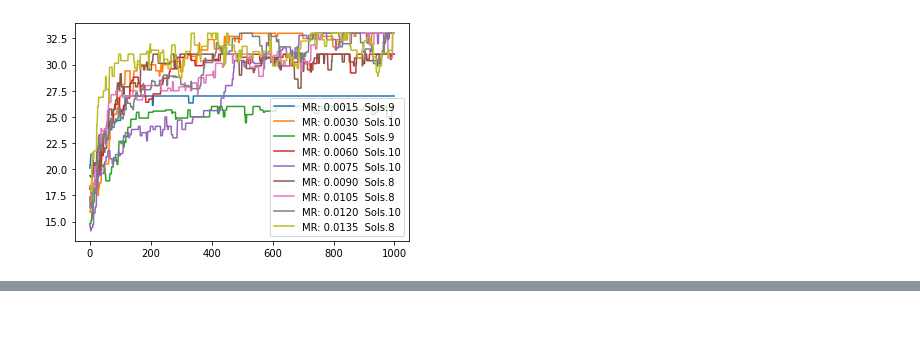
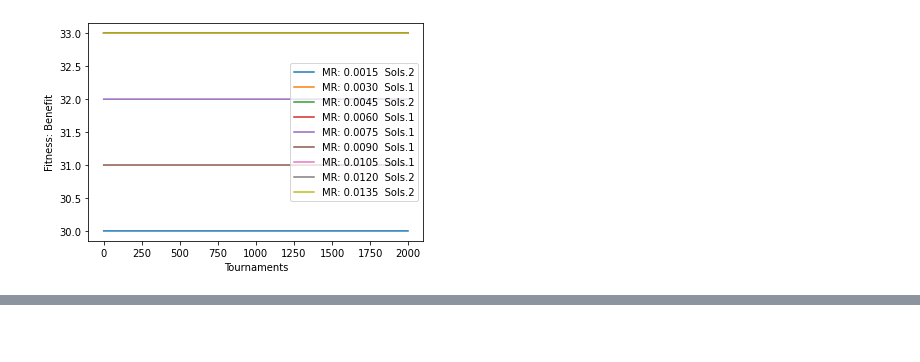
Before and after one commit to LordLean/Acquired-Intelligence-Adaptive-Behaviour, a Jupyter notebook: AIAB_Labs/microbialGA.ipynb, the cells around one changed output, grey strips where cells are left out. Drawn from its saved outputs; the diff is of its cells as text; code cells hidden in the pictures.

```diff
--- a/AIAB_Labs/microbialGA.ipynb
+++ b/AIAB_Labs/microbialGA.ipynb
@@ -13,7 +13,7 @@ from statistics import mean
 # (benefit, cost)
 knapsack = [(5,3),(6,2),(1,4),(9,5),(2,8),(8,9),(4,10),(3,1),(7,6),(10,7)]
 config = {"kp":knapsack, "capacity":20}
-crossover = {"One Point":0, "Multi Point":1, "Uniform":2}
+crossover = {"None":-1, "One Point":0, "Multi Point":1, "Uniform":2}
 # %%
 class MicrobialGA(object):
 
@@ -211,11 +211,14 @@ class MicrobialGA(object):
       geno_one, geno_two, index_one, index_two = self.selection()
       # Winner, Loser
       geno_one, geno_two, index_one, index_two = self.fitness(geno_one, geno_two, index_one, index_two)
-      # Calc probability of crossover occuring.
-      crossover_p_value = random.uniform(0,1)
-      if crossover_p_value < self.crossover_rate:
-        # Crossover winning genes to loser genotype.
-        geno_one, geno_two = self.crossover(geno_one, geno_two)
+      # Conditional to check if crossover is a selected operator for this MGA.
+      if self.crossover_op != -1:
+        # Calc probability of crossover occuring.
+        crossover_p_value = random.uniform(0,1)
+        # Conditional to check chance of crossover.
+        if crossover_p_value < self.crossover_rate:
+          # Crossover winning genes to loser genotype.
+          geno_one, geno_two = self.crossover(geno_one, geno_two)
       # Mutate the crossed over loser genotype.
       geno_two = self.mutate(geno_two, index_two)
 
@@ -344,33 +355,35 @@ Below shows the top 2 performing genotypes.
 # %%
 # Set mutation rate examination range
 mr_list = np.arange(0.0015,0.015,0.0015)
 
 for mr_num in mr_list:
-  tourn = 1000
-  pop = 10
-  mga = MicrobialGA(config["kp"], config["capacity"], crossover["One Point"], mutation_rate=mr_num, tournaments=tourn, population_size=pop)
+  tourn = 2000
+  pop = 100
+  mga = MicrobialGA(config["kp"], config["capacity"], crossover["None"], mutation_rate=mr_num, tournaments=tourn, population_size=pop)
   mga.evolve()
 
   d = decimal.Decimal(str(mr_num))
   d = abs(d.as_tuple().exponent)
 
   try:
     # Plot the average of those "successful" solutions.
     avg_vals = np.average(mga.final_graph_list,axis=0)
     lbl = "MR: %.4f " % round(mr_num, d) # Please amend "%.<>f" with the value of d as needed.
     lbl += " Sols.{}".format(mga.proportion)
 
     # Covers the x axis range (num of tournaments) for both sets of graphs.
     data_x = np.arange(0,mga.tournaments)
     plt.plot(data_x,avg_vals,label=lbl)
     plt.legend()
   except:
     print()
     print("Please try values higher than {} for population size for this half of demo.".format(pop))
 
+plt.xlabel("Tournaments")
+plt.ylabel("Fitness: Benefit")
 plt.show()
 # %% [output]
-[figure, old version]
+[figure, new version]
 # %%
 # Function for averaging performance of different mutation rates using different MGA objects and displays overall comparison.
 
```
Also changed, not shown: parts of 8 cells of this notebook.
